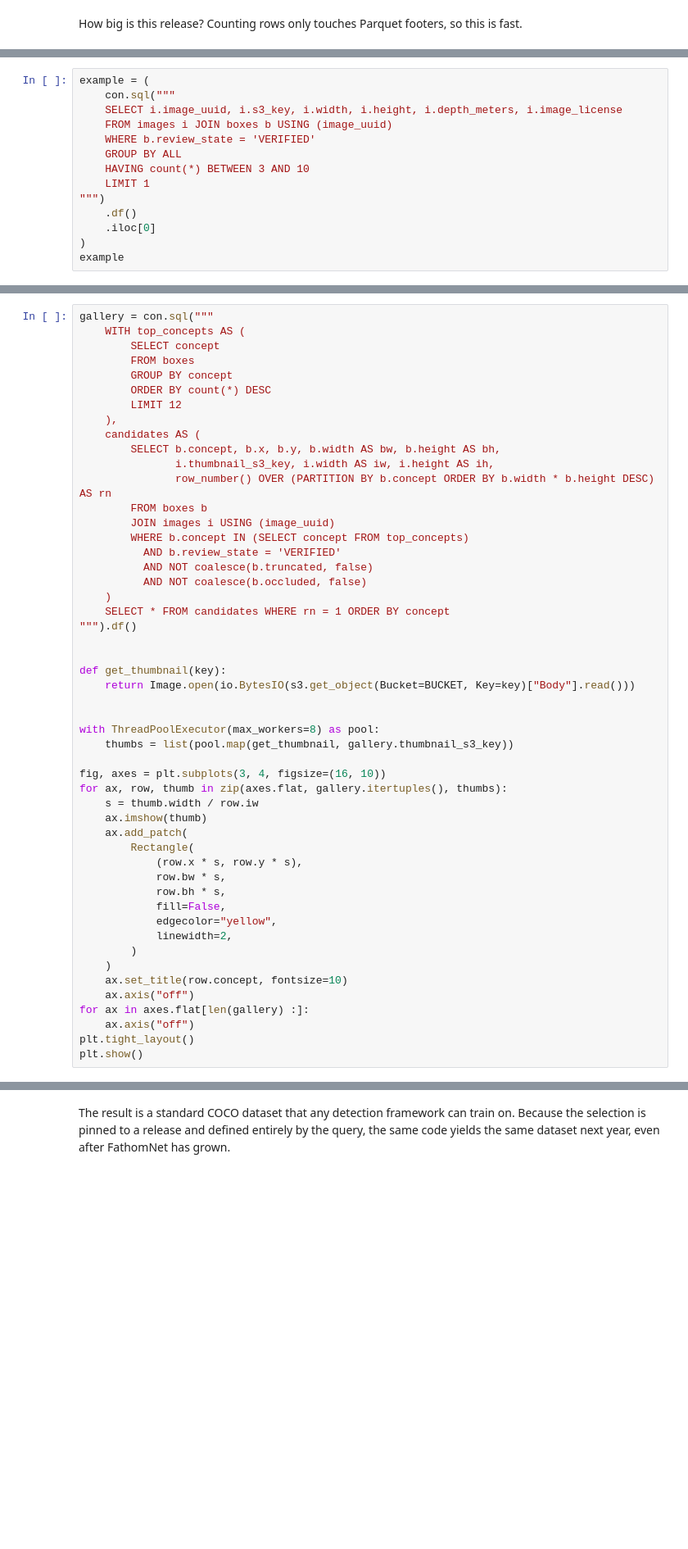
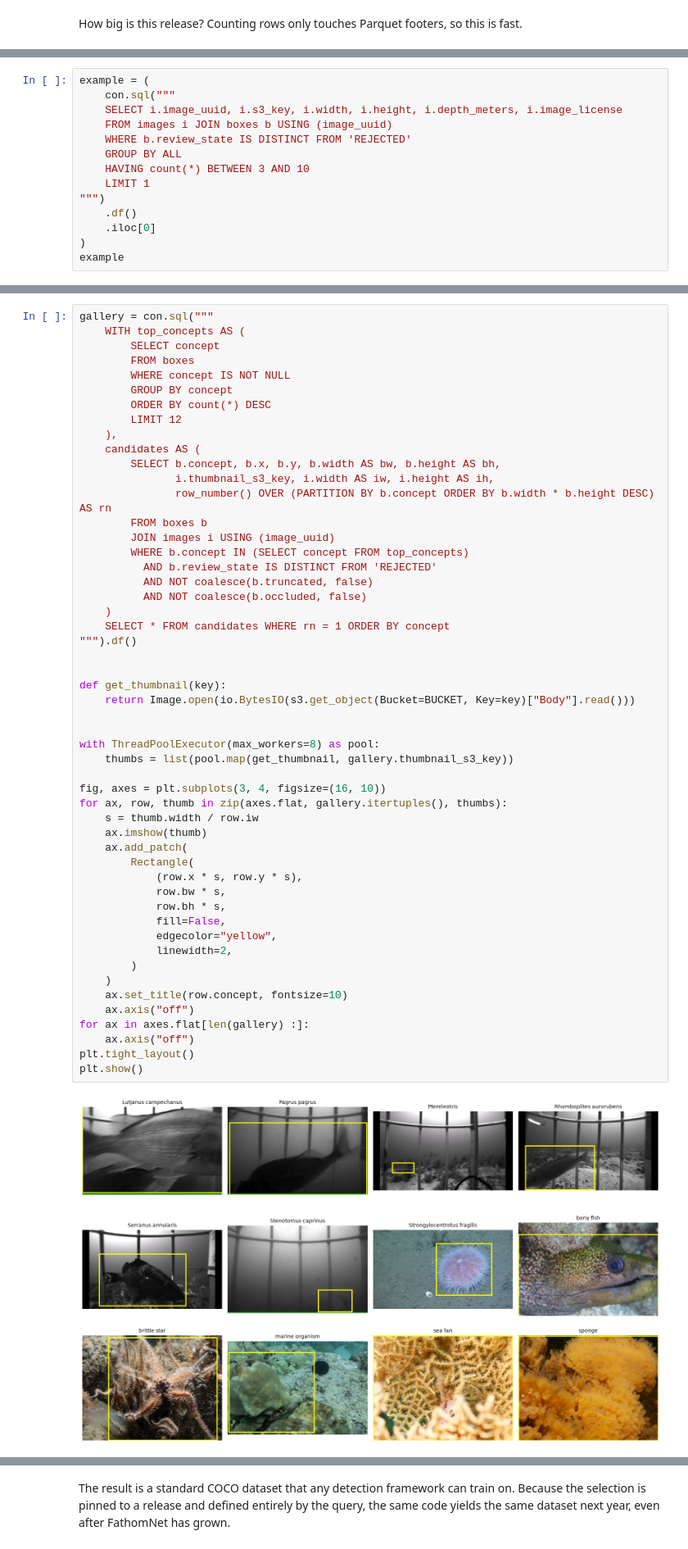
Before and after one commit to fathomnet/fathomnet-open-data, a Jupyter notebook: get-to-know-a-dataset.ipynb, the cells around one changed output, grey strips where cells are left out. Shown at 82% size. Saved outputs shown, nothing was run; the diff lists cells and outputs as text; blank space fills up the shorter version.

```diff
--- a/get-to-know-a-dataset.ipynb
+++ b/get-to-know-a-dataset.ipynb
@@ -165,7 +206,7 @@ example = (
     con.sql("""
     SELECT i.image_uuid, i.s3_key, i.width, i.height, i.depth_meters, i.image_license
     FROM images i JOIN boxes b USING (image_uuid)
-    WHERE b.review_state = 'VERIFIED'
+    WHERE b.review_state IS DISTINCT FROM 'REJECTED'
     GROUP BY ALL
     HAVING count(*) BETWEEN 3 AND 10
     LIMIT 1
@@ -204,6 +255,7 @@ gallery = con.sql("""
     WITH top_concepts AS (
         SELECT concept
         FROM boxes
+        WHERE concept IS NOT NULL
         GROUP BY concept
         ORDER BY count(*) DESC
         LIMIT 12
@@ -215,7 +267,7 @@ gallery = con.sql("""
         FROM boxes b
         JOIN images i USING (image_uuid)
         WHERE b.concept IN (SELECT concept FROM top_concepts)
-          AND b.review_state = 'VERIFIED'
+          AND b.review_state IS DISTINCT FROM 'REJECTED'
           AND NOT coalesce(b.truncated, false)
           AND NOT coalesce(b.occluded, false)
     )
@@ -223,31 +275,33 @@ gallery = con.sql("""
 """).df()
 
 
 def get_thumbnail(key):
     return Image.open(io.BytesIO(s3.get_object(Bucket=BUCKET, Key=key)["Body"].read()))
 
 
 with ThreadPoolExecutor(max_workers=8) as pool:
     thumbs = list(pool.map(get_thumbnail, gallery.thumbnail_s3_key))
 
 fig, axes = plt.subplots(3, 4, figsize=(16, 10))
 for ax, row, thumb in zip(axes.flat, gallery.itertuples(), thumbs):
     s = thumb.width / row.iw
     ax.imshow(thumb)
     ax.add_patch(
         Rectangle(
             (row.x * s, row.y * s),
             row.bw * s,
             row.bh * s,
             fill=False,
             edgecolor="yellow",
             linewidth=2,
         )
     )
     ax.set_title(row.concept, fontsize=10)
     ax.axis("off")
 for ax in axes.flat[len(gallery) :]:
     ax.axis("off")
 plt.tight_layout()
 plt.show()
+# %% [output]
+[figure, added]
 # %% [markdown]
```
Also changed, not shown: parts of 21 cells of this notebook, 1 other file.
